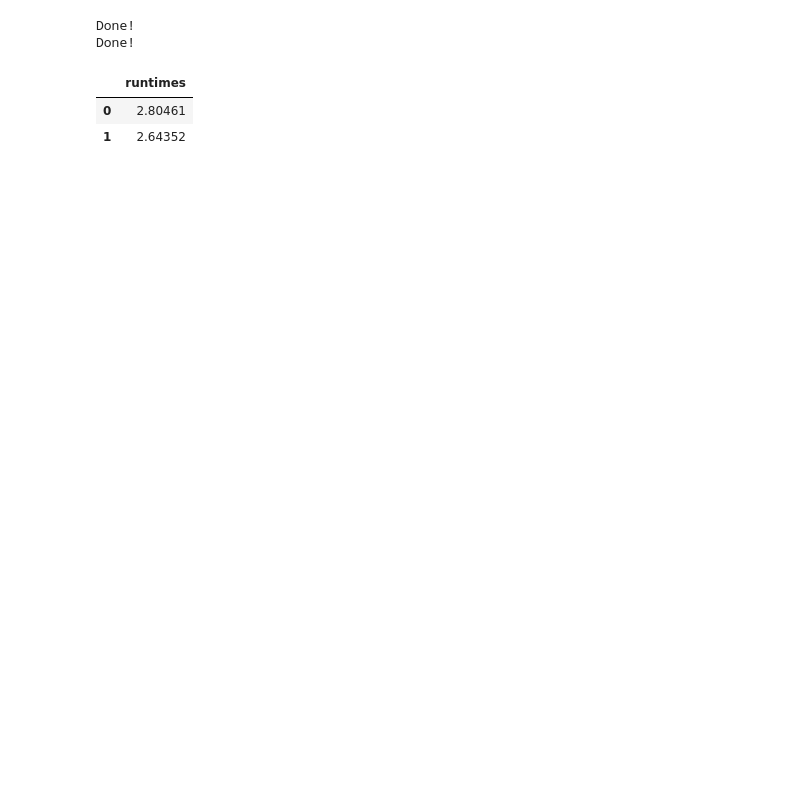
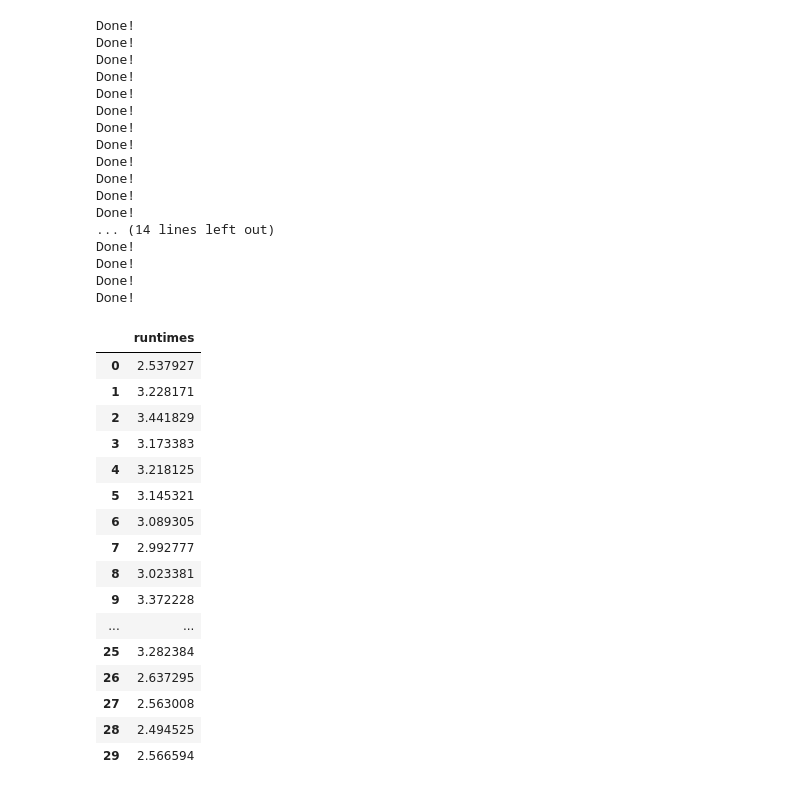
Before and after one commit to stefan-grafberger/deem22-what-if-experiments, a Jupyter notebook: whatif/experiments/corruption_experiments.ipynb, the cells around one changed output. Cells and saved outputs as stored; diff of their text form; code cells hidden in the pictures; blank space fills up the shorter version.

```diff
--- a/whatif/experiments/corruption_experiments.ipynb
+++ b/whatif/experiments/corruption_experiments.ipynb
@@ -151,12 +236,41 @@ corruption_qualitative_credit_corruption_opt
 # %%
 # Other params hard-coded currently
 # corruption_percentages=[0.2, 0.5, 0.9], corrupt_features=["age", "workclass", "education"]review_corruption_opt_exec_times = measure_review_corruption_opt_exec_time(debug=True, repeats=30)
-credit_corruption_opt_exec_times = measure_credit_corruption_opt_exec_time(debug=False, repeats=2)
+credit_corruption_opt_exec_times = measure_credit_corruption_opt_exec_time(debug=False, repeats=30)
 save_to_csv(credit_corruption_opt_exec_times, "credit_corruption_opt_exec_times")
 credit_corruption_opt_exec_times
 # %% [output]
 Done!
 Done!
+Done!
+Done!
+Done!
+Done!
+Done!
+Done!
+Done!
+Done!
+Done!
+Done!
+... (14 lines left out)
+Done!
+Done!
+Done!
+Done!
 |  | runtimes |
-| 0 | 2.80461 |
-| 1 | 2.64352 |
+| 0 | 2.537927 |
+| 1 | 3.228171 |
+| 2 | 3.441829 |
+| 3 | 3.173383 |
+| 4 | 3.218125 |
+| 5 | 3.145321 |
+| 6 | 3.089305 |
+| 7 | 2.992777 |
+| 8 | 3.023381 |
+| 9 | 3.372228 |
+| ... | ... |
+| 25 | 3.282384 |
+| 26 | 2.637295 |
+| 27 | 2.563008 |
+| 28 | 2.494525 |
+| 29 | 2.566594 |
```
Also changed, not shown: parts of 7 cells of this notebook, 23 other files.
